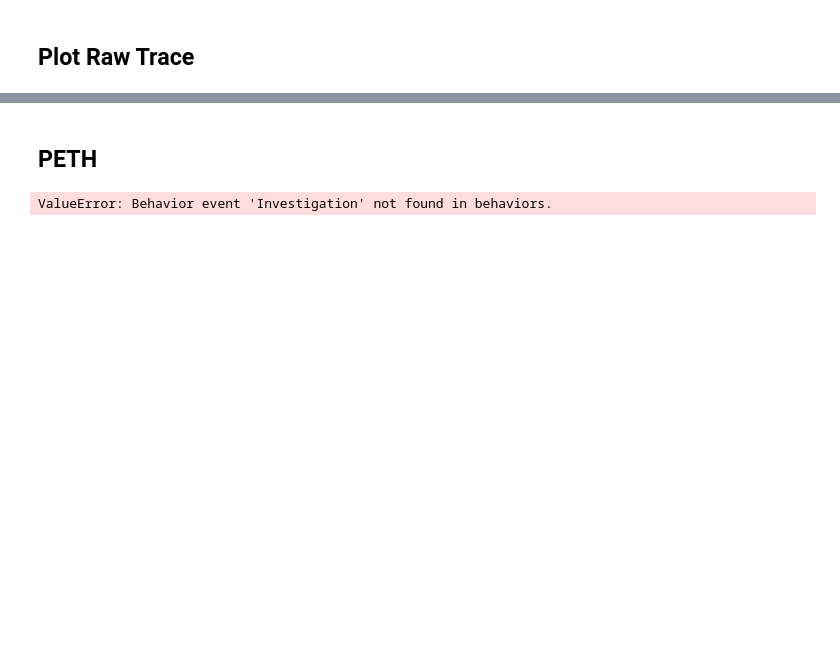
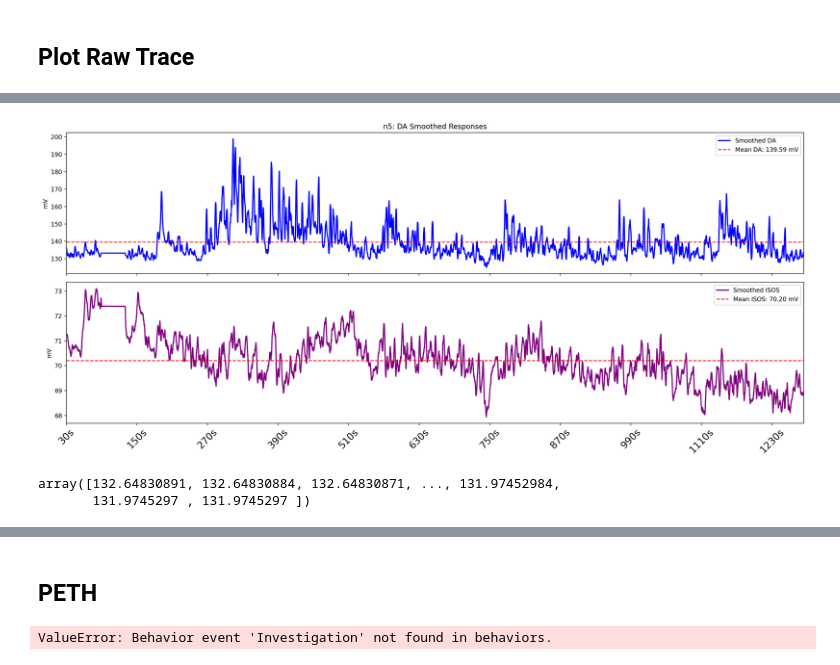
Before and after one commit to AlbertLeei/PCLAB_Photometry, a Jupyter notebook: P2_Code/test_single.ipynb, the cells around one changed output, grey strips where cells are left out. Saved outputs shown, nothing was run; the diff lists cells and outputs as text; code cells hidden in the pictures; blank space fills up the shorter version.

```diff
--- a/P2_Code/test_single.ipynb
+++ b/P2_Code/test_single.ipynb
@@ -56 +89,5 @@ tdt_data_obj.plot_signal('raw')
+# %%
+tdt_data_obj.plot_signal('smoothed')
+# %% [output]
+[figure, added]
 # %%
@@ -58,2 +96,5 @@ tdt_data_obj.plot_signal('raw')
 # %%
-tdt_data_obj.align_channels_raw()
+tdt_data_obj.DA_fc
+# %% [output]
+array([132.64830891, 132.64830884, 132.64830871, ..., 131.97452984,
+       131.9745297 , 131.9745297 ])
```
Also changed, not shown: parts of 26 cells of this notebook, 9 other files.
